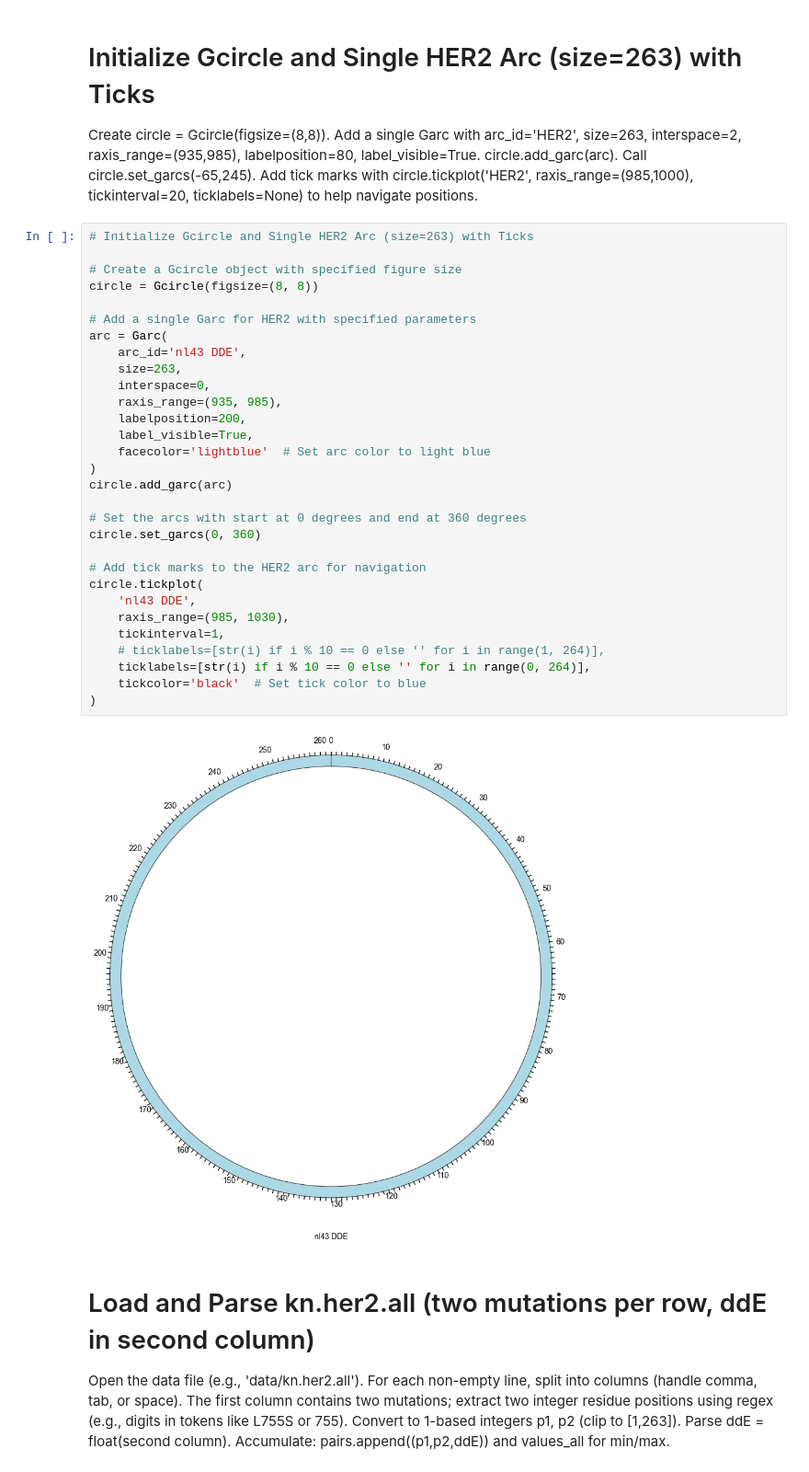
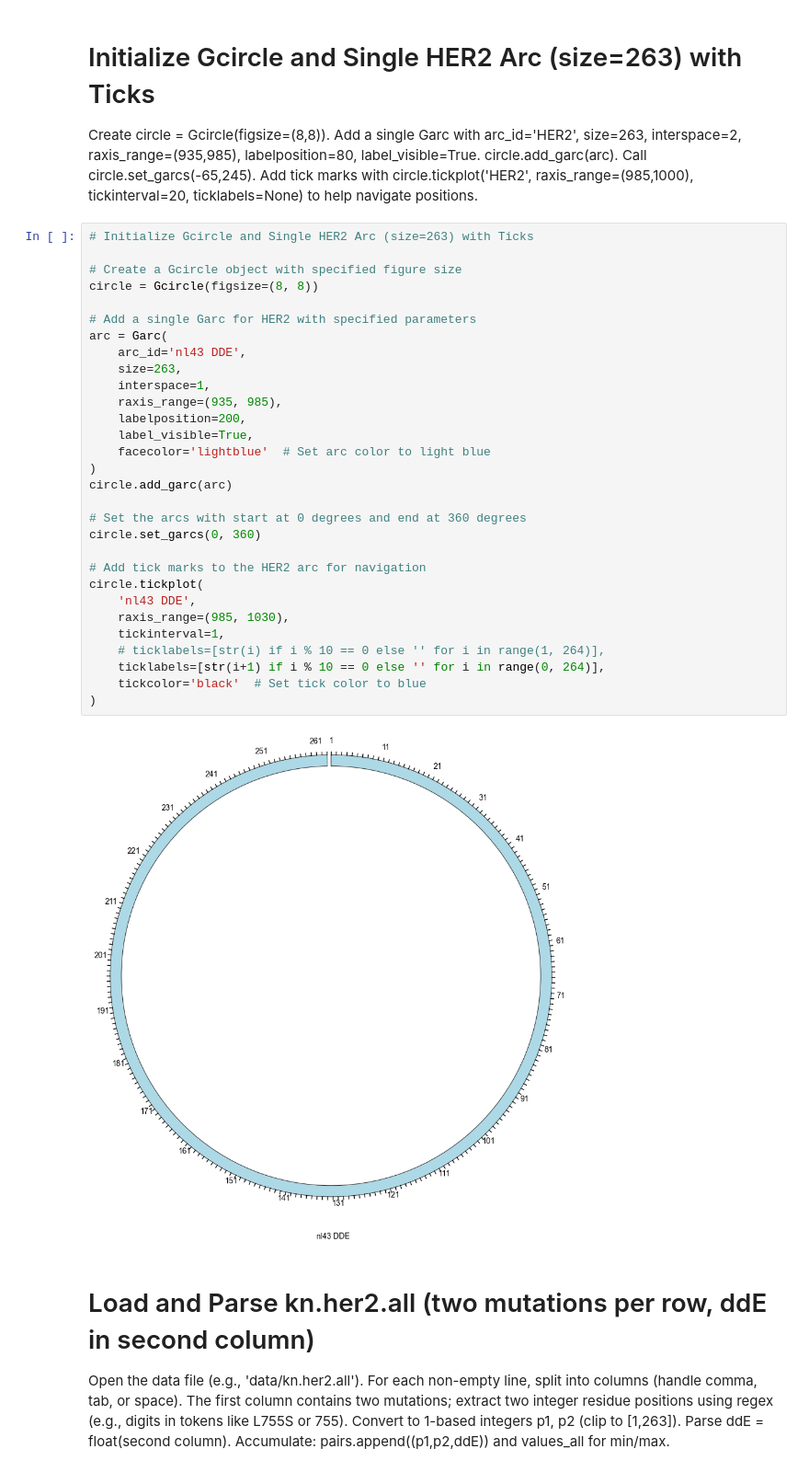
Before and after one commit to Daniel-Xkan/potts_model_test, a Jupyter notebook: PyCircos.ipynb, the cells around one changed output. Shown at 92% size. Saved outputs shown, nothing was run; the diff lists cells and outputs as text.

```diff
--- a/PyCircos.ipynb
+++ b/PyCircos.ipynb
@@ -22,35 +22,35 @@ Create circle = Gcircle(figsize=(8,8)). Add a single Garc with arc_id='HER2', si
 # %%
 # Initialize Gcircle and Single HER2 Arc (size=263) with Ticks
 
 # Create a Gcircle object with specified figure size
 circle = Gcircle(figsize=(8, 8))
 
 # Add a single Garc for HER2 with specified parameters
 arc = Garc(
     arc_id='nl43 DDE',
     size=263,
-    interspace=0,
+    interspace=1,
     raxis_range=(935, 985),
     labelposition=200,
     label_visible=True,
     facecolor='lightblue'  # Set arc color to light blue
 )
 circle.add_garc(arc)
 
 # Set the arcs with start at 0 degrees and end at 360 degrees
 circle.set_garcs(0, 360)
 
 # Add tick marks to the HER2 arc for navigation
 circle.tickplot(
     'nl43 DDE',
     raxis_range=(985, 1030),
     tickinterval=1,
     # ticklabels=[str(i) if i % 10 == 0 else '' for i in range(1, 264)],
-    ticklabels=[str(i) if i % 10 == 0 else '' for i in range(0, 264)],
+    ticklabels=[str(i+1) if i % 10 == 0 else '' for i in range(0, 264)],
     tickcolor='black'  # Set tick color to blue
 )
 # %% [output]
-[figure, old version]
+[figure, new version]
 # %% [markdown]
 # Load and Parse kn.her2.all (two mutations per row, ddE in second column)
 Open the data file (e.g., 'data/kn.her2.all'). For each non-empty line, split into columns (handle comma, tab, or space). The first column contains two mutations; extract two integer residue positions using regex (e.g., digits in tokens like L755S or 755). Convert to 1-based integers p1, p2 (clip to [1,263]). Parse ddE = float(second column). Accumulate: pairs.append((p1,p2,ddE)) and values_all for min/max.
```
Also changed, not shown: parts of 4 cells of this notebook.
